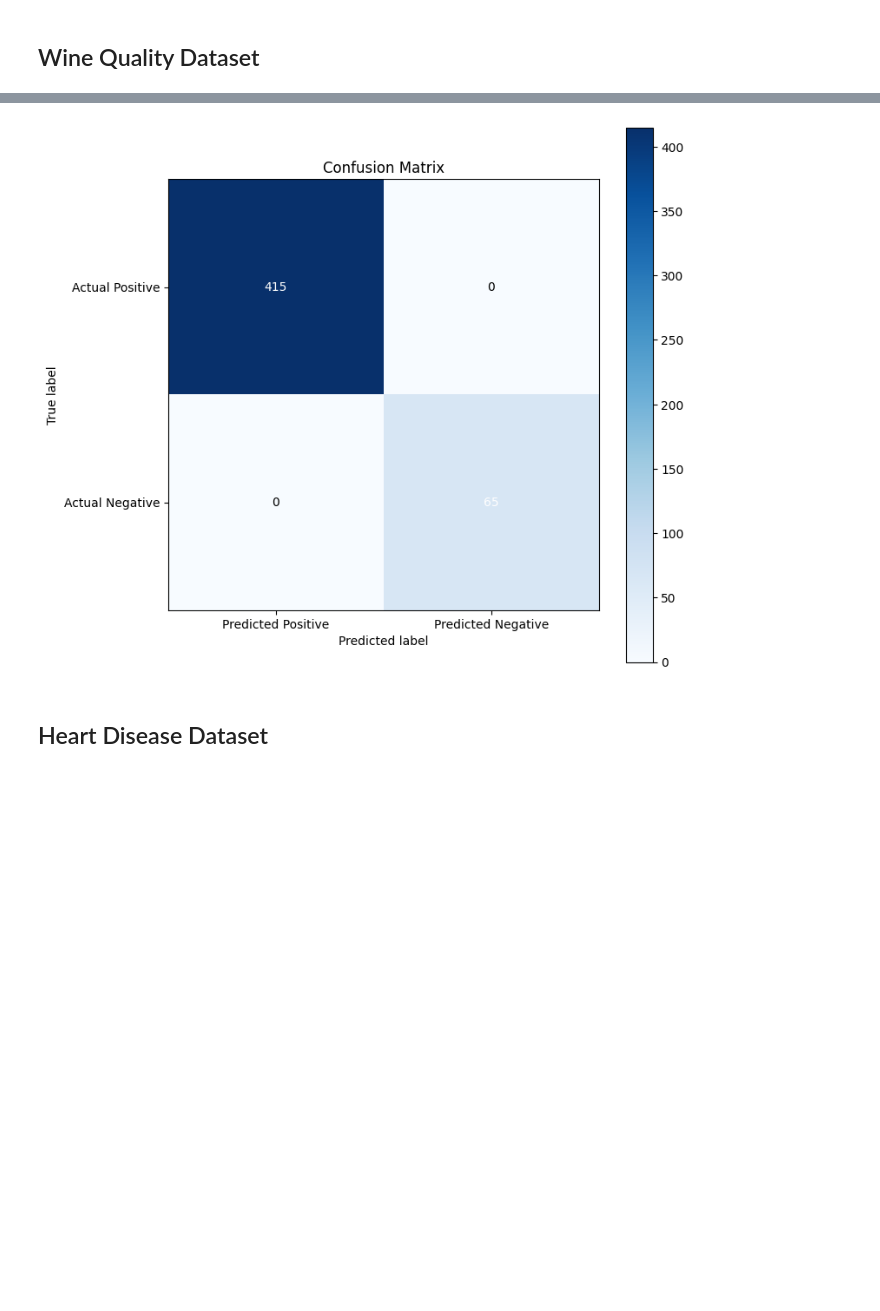
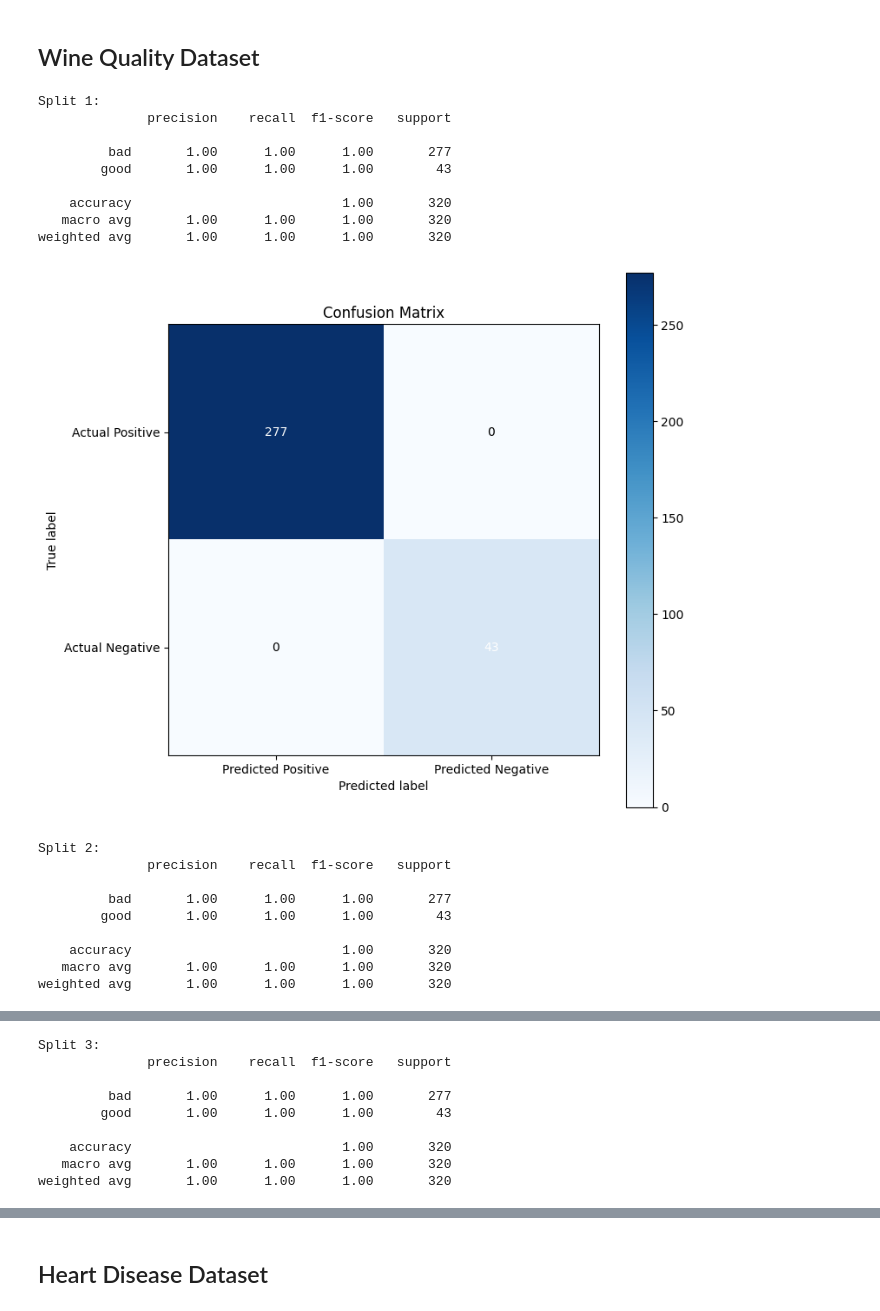
Before and after one commit to arielarevalo/ci0148, a Jupyter notebook: proyecto_1/regresion_logistica.ipynb, the cells around one changed output, grey strips where cells are left out. Saved outputs shown, nothing was run; the diff lists cells and outputs as text; code cells hidden in the pictures; blank space fills up the shorter version.

```diff
--- a/proyecto_1/regresion_logistica.ipynb
+++ b/proyecto_1/regresion_logistica.ipynb
@@ -90,22 +59,68 @@ def plot_confusion_matrix(confusion_matrix, cmap):
     plt.text(1, 1, tn, ha='center', va='center', color='white')
 
     plt.show()
+# %%
+def print_avg_metrics(full_metrics):
+    accuracy = np.mean([metric['accuracy'] for metric in full_metrics])
+    precision = np.mean([metric['macro avg']['precision'] for metric in full_metrics])
+    recall = np.mean([metric['macro avg']['recall'] for metric in full_metrics])
+    f1_score = np.mean([metric['macro avg']['f1-score'] for metric in full_metrics])
+
+    print("- Accuracy: {:.3f}".format(accuracy))
+    print("- Precision: {:.3f}".format(precision))
+    print("- Recall: {:.3f}".format(recall))
+    print("- F1-Score: {:.3f}".format(f1_score))
 # %% [markdown]
 ## Wine Quality Dataset
 # %%
-# Read dataset
+# Preprocess dataset
 wineDF = pd.read_csv("./data/winequality-red.csv")
 
-# Preprocess dataset
 wineDF['label'] = wineDF['quality'].apply(lambda x: 'good' if x > 6 else 'bad')
 wineDF.drop('quality', axis=1)
 
-wine_Y = wineDF['label'].values
-wine_X = wineDF.drop('label', axis=1).values
+wine_y = wineDF['label'].values
+wine_x = wineDF.drop('label', axis=1).values
 # %%
 # Standardize dataset
 scaler = StandardScaler()
-wine_X = scaler.fit_transform(wine_X)
+wine_x = scaler.fit_transform(wine_x)
 # %%
-# Get the dataset split for training the model
-X_train_wine, X_test_wine, y_train_wine, y_test_wine = train_test_split(wine_X, wine_Y, test_size=0.3, stratify=wine_Y)
+# Cross validate
+all_metrics = []
+
+for i in range(5):
+    print(f"Split {i+1}:")
+
+    x_train, x_test, y_train, y_test = train_test_split(wine_x, wine_y, test_size=0.2, stratify=wine_y)
+
+    best_params = hyperparam_sweep(x_train, y_train)
+
+    metrics, report, cm = fit_and_predict(best_params, x_train, x_test, y_train, y_test)
+
+    all_metrics.append(metrics)
+    print(report)
+    plot_confusion_matrix(cm, plt.cm.Blues)
+
+print("Average metrics:")
+print_avg_metrics(all_metrics)
+# %% [output]
+Split 1:
+              precision    recall  f1-score   support
+
+         bad       1.00      1.00      1.00       277
+        good       1.00      1.00      1.00        43
+
+    accuracy                           1.00       320
+   macro avg       1.00      1.00      1.00       320
+weighted avg       1.00      1.00      1.00       320
+[figure, added]
+Split 2:
+              precision    recall  f1-score   support
+
+         bad       1.00      1.00      1.00       277
+        good       1.00      1.00      1.00        43
+
+    accuracy                           1.00       320
+   macro avg       1.00      1.00      1.00       320
+weighted avg       1.00      1.00      1.00       320
@@ -111,0 +128,9 @@ X_train_wine, X_test_wine, y_train_wine, y_test_wine = train_test_split(wine_X,
+Split 3:
+              precision    recall  f1-score   support
+
+         bad       1.00      1.00      1.00       277
+        good       1.00      1.00      1.00        43
+
+    accuracy                           1.00       320
+   macro avg       1.00      1.00      1.00       320
+weighted avg       1.00      1.00      1.00       320
@@ -118,7 +163,3 @@ wine_cm, wine_report, wine_results = fit_and_predict(wine_best_params, X_train_w
-# %%
-plot_confusion_matrix(wine_cm, plt.cm.Blues)
-# %% [output]
-[figure, removed]
 # %% [markdown]
 ## Heart Disease Dataset
 # %%
```
Also changed, not shown: parts of 15 cells of this notebook.
